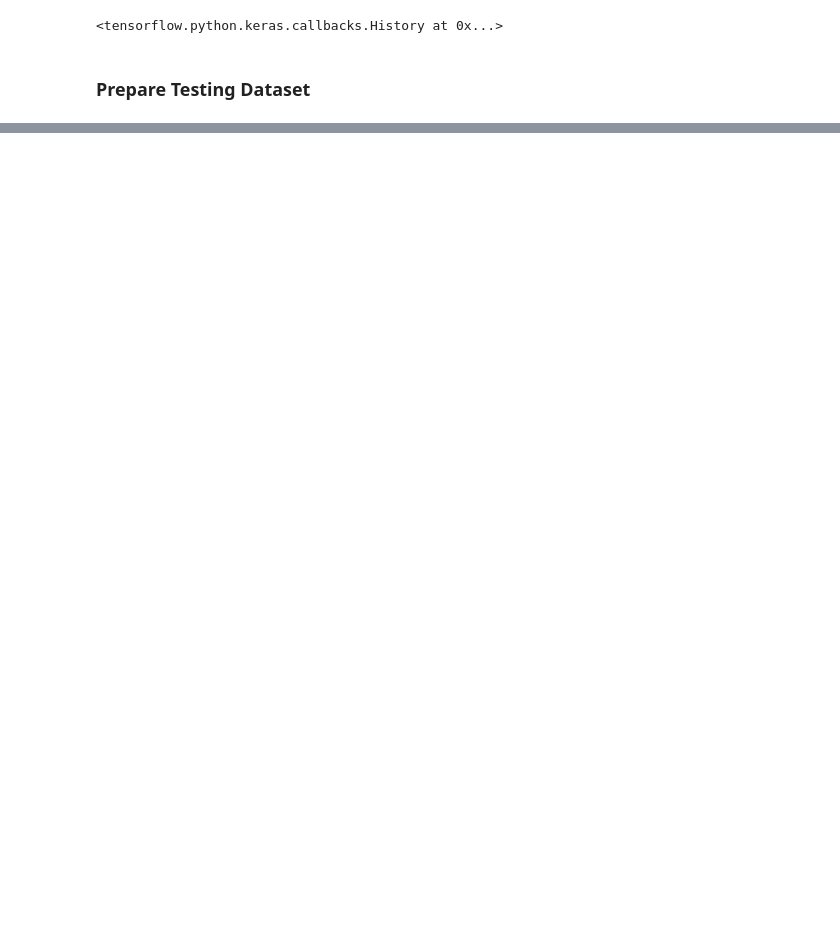
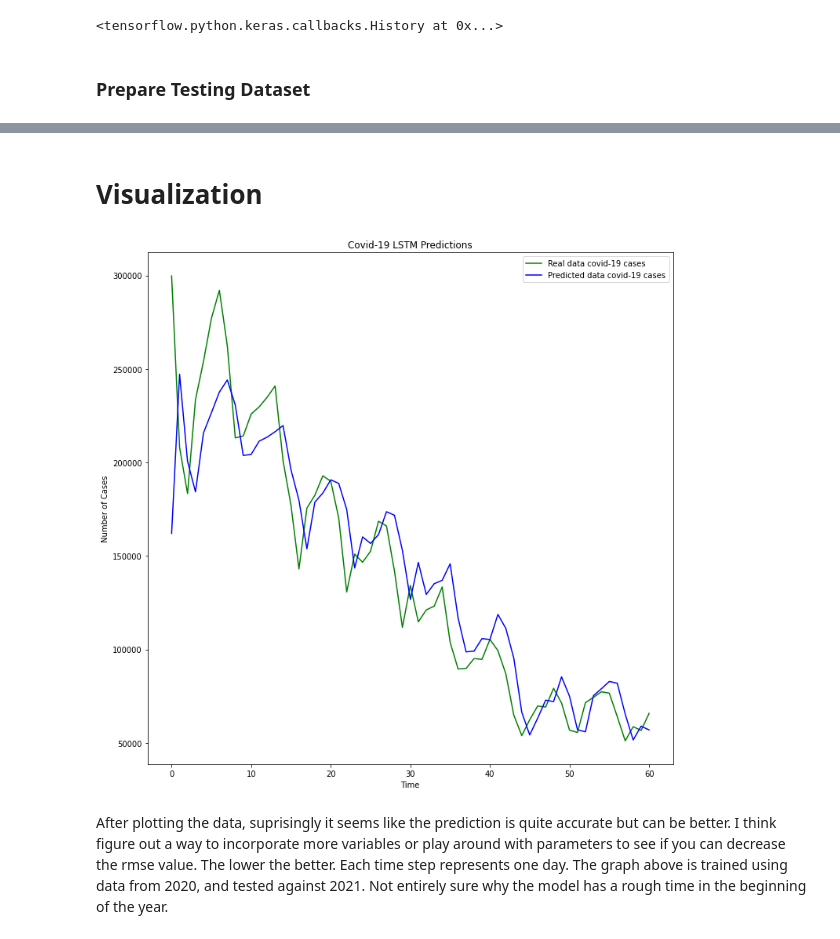
Before and after one commit to jonahtjandra/covid19-lstm-predict, a Jupyter notebook: Time-Series Forecasting Covid-19.ipynb, the cells around one changed output, grey strips where cells are left out. Cells and saved outputs as stored; diff of their text form; code cells hidden in the pictures; blank space fills up the shorter version.

```diff
--- a/Time-Series Forecasting Covid-19.ipynb
+++ b/Time-Series Forecasting Covid-19.ipynb
@@ -328,10 +328,10 @@ X_train.shape
 # %%
 reg = Sequential()
 # %%
-reg.add(LSTM(units = 200, activation = 'relu', input_shape=(7,1)))
-reg.add(Dense(7))
+reg.add(LSTM(units = 200, activation = 'relu', input_shape=(1,1)))
+reg.add(Dense(1))
 # %%
 reg.compile(loss='mse', optimizer='adam')
 # %%
-reg.fit(X_train, y_train, epochs = 100)
+reg.fit(X_train, y_train, epochs = 1000)
 # %% [output]
@@ -359,9 +359,9 @@ Epoch 100/100
 data_test = np.array(data_test)
 # %%
 X_test, y_test = [], []
-for i in range(7, len(data_test)-7):
-    X_test.append(data_test[i-7:i])
-    y_test.append(data_test[i:i+7])
+for i in range(1, len(data_test)-1):
+    X_test.append(data_test[i-1:i])
+    y_test.append(data_test[i:i+1])
 # %%
 X_test, y_test = np.array(X_test), np.array(y_test)
 # %%
@@ -374,5 +374,5 @@ X_test.shape
 # %%
-X_test = X_test.reshape(49,7,1)
+X_test = X_test.reshape(61,1,1)
 # %%
 y_pred = reg.predict(X_test)
 # %%
@@ -446,0 +440,15 @@ evaluate_model(y_true, y_pred)
+# %% [markdown]
+# Visualization
+# %%
+plt.figure(figsize=(12,12))
+plt.plot(y_true, color = 'green', label='Real data covid-19 cases')
+plt.plot(y_pred, color ='blue', label='Predicted data covid-19 cases')
+plt.title('Covid-19 LSTM Predictions')
+plt.xlabel('Time')
+plt.ylabel('Number of Cases')
+plt.legend()
+plt.show()
+# %% [output]
+[figure, added]
+# %% [markdown]
+After plotting the data, suprisingly it seems like the prediction is quite accurate but can be better. I think figure out a way to incorporate more variables or play around with parameters to see if you can decrease the rmse value. The lower the better. Each time step represents one day. The graph above is trained using data from 2020, and tested against 2021. Not entirely sure why the model has a rough time in the beginning of the year.
```
Also changed, not shown: parts of 13 cells of this notebook.
